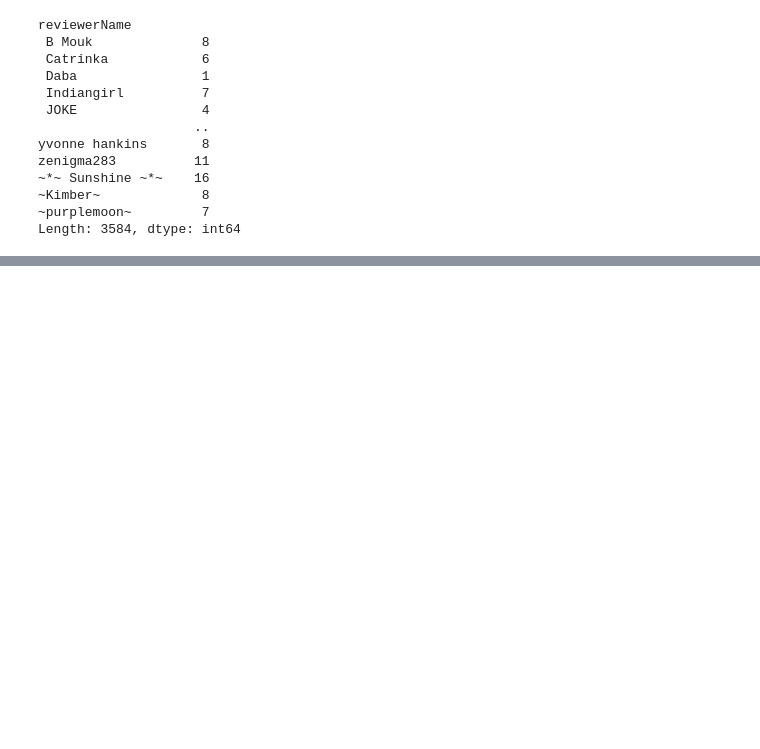
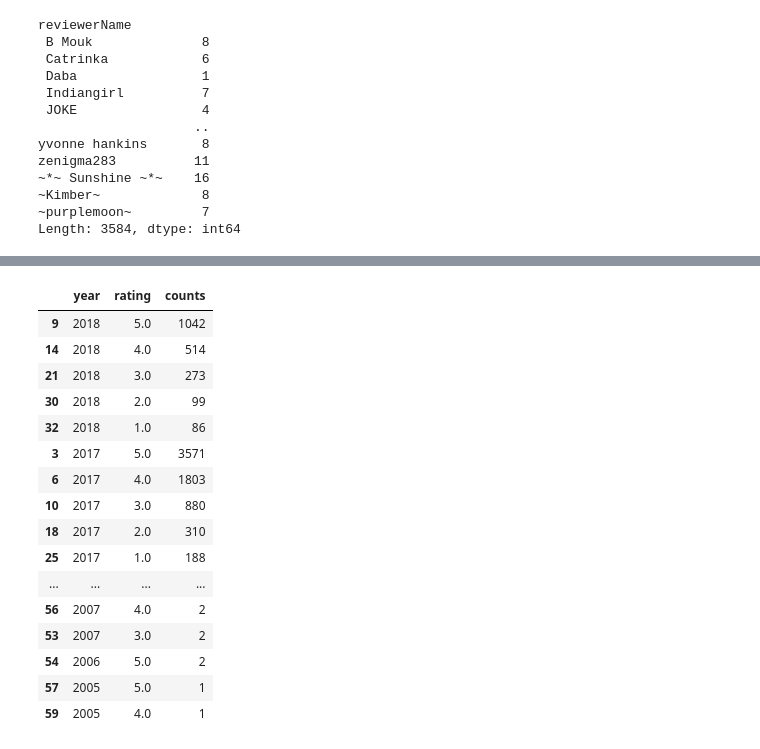
Before and after one commit to bigthonk/doggo_vision, a Jupyter notebook: experiments/rr/luxury_cosmetics.ipynb, the cells around one changed output, grey strips where cells are left out. Cells and saved outputs as stored; diff of their text form; code cells hidden in the pictures; blank space fills up the shorter version.

```diff
--- a/experiments/rr/luxury_cosmetics.ipynb
+++ b/experiments/rr/luxury_cosmetics.ipynb
@@ -109,0 +175,4 @@ Length: 3584, dtype: int64
+# %%
+#No. of reviews/counts per rating
+df1=df[['reviewTime', 'overall']]
+df1
@@ -109,0 +193,5 @@ Length: 3584, dtype: int64
+# %%
+df1[['reviewTime', 'year']]=df1['reviewTime'].str.split(',', 1, expand=True)
+df1
+
+#df[['team', 'conference']] = df['team'].str.split(',', 1, expand=True)
@@ -109,0 +216,4 @@ Length: 3584, dtype: int64
+# %%
+df2=df1[['year','overall']]
+df2.rename(columns={'overall':'rating'}, inplace=True)
+df2
@@ -109,0 +237,25 @@ Length: 3584, dtype: int64
+# %%
+#Calculate the counts group by year and overall
+df2 = df2.value_counts().reset_index(name='counts')
+# %%
+#Sort in descending order
+df3=df2.sort_values(by=['year','rating'], ascending=False)
+df3
+# %% [output]
+|  | year | rating | counts |
+| 9 | 2018 | 5.0 | 1042 |
+| 14 | 2018 | 4.0 | 514 |
+| 21 | 2018 | 3.0 | 273 |
+| 30 | 2018 | 2.0 | 99 |
+| 32 | 2018 | 1.0 | 86 |
+| 3 | 2017 | 5.0 | 3571 |
+| 6 | 2017 | 4.0 | 1803 |
+| 10 | 2017 | 3.0 | 880 |
+| 18 | 2017 | 2.0 | 310 |
+| 25 | 2017 | 1.0 | 188 |
+| ... | ... | ... | ... |
+| 56 | 2007 | 4.0 | 2 |
+| 53 | 2007 | 3.0 | 2 |
+| 54 | 2006 | 5.0 | 2 |
+| 57 | 2005 | 5.0 | 1 |
+| 59 | 2005 | 4.0 | 1 |
```
Also changed, not shown: parts of 16 cells of this notebook.
